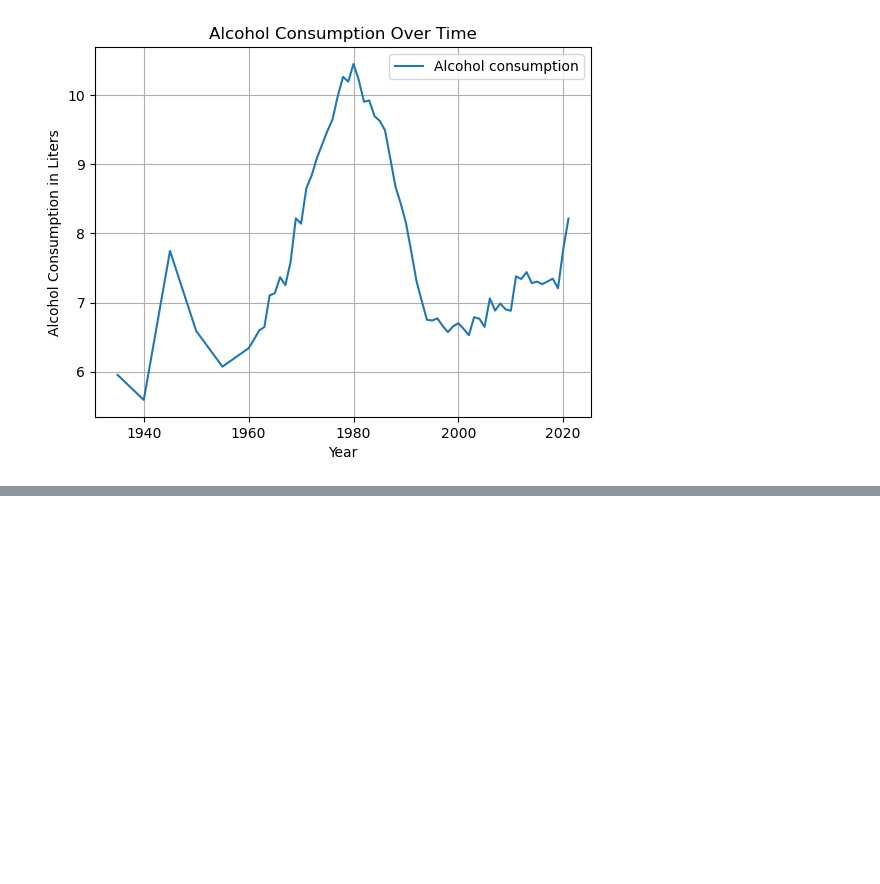
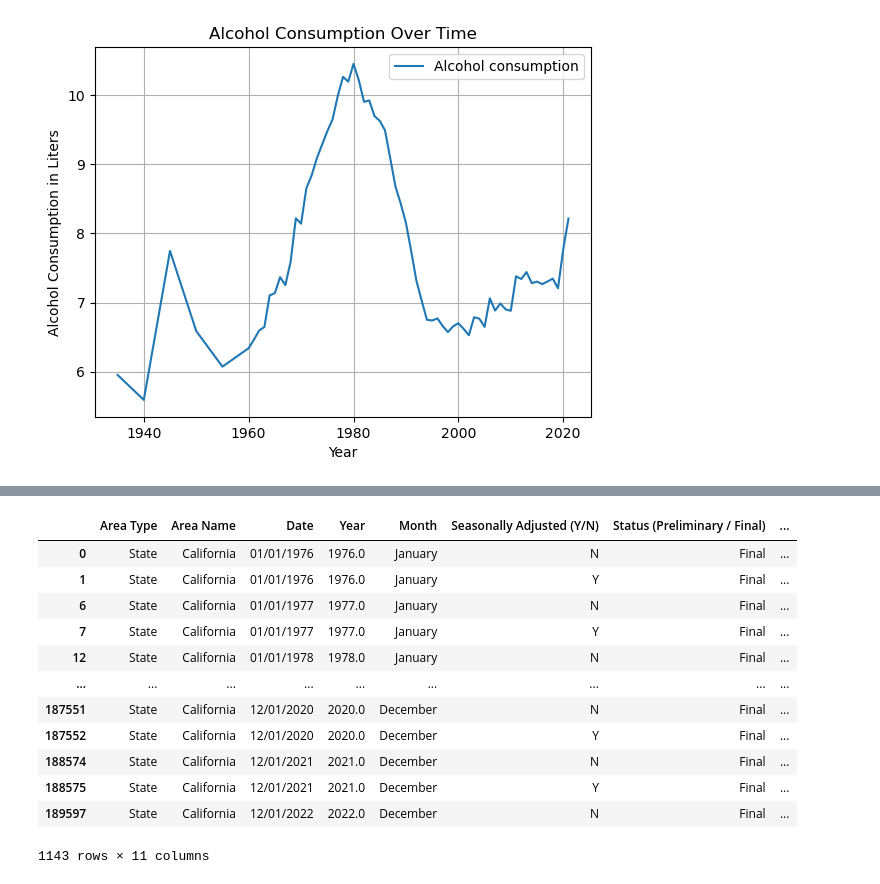
Before and after one commit to StenRSM/CIBI, a Jupyter notebook: exploration.ipynb, the cells around one changed output, grey strips where cells are left out. Cells and saved outputs as stored; diff of their text form; code cells hidden in the pictures; blank space fills up the shorter version.

```diff
--- a/exploration.ipynb
+++ b/exploration.ipynb
@@ -125,0 +166,18 @@ plt.show()
+# %%
+df_unemployment_cali = pd.read_csv('data\Local_Area_Unemployment_Statistics__LAUS_.csv')
+# %%
+df_unemployment_cali[df_unemployment_cali['Area Name ']=='California']
+# %% [output]
+|  | Area Type | Area Name | Date | Year | Month | Seasonally Adjusted (Y/N) | Status (Preliminary / Final) | ... |
+| 0 | State | California | 01/01/1976 | 1976.0 | January | N | Final | ... |
+| 1 | State | California | 01/01/1976 | 1976.0 | January | Y | Final | ... |
+| 6 | State | California | 01/01/1977 | 1977.0 | January | N | Final | ... |
+| 7 | State | California | 01/01/1977 | 1977.0 | January | Y | Final | ... |
+| 12 | State | California | 01/01/1978 | 1978.0 | January | N | Final | ... |
+| ... | ... | ... | ... | ... | ... | ... | ... | ... |
+| 187551 | State | California | 12/01/2020 | 2020.0 | December | N | Final | ... |
+| 187552 | State | California | 12/01/2020 | 2020.0 | December | Y | Final | ... |
+| 188574 | State | California | 12/01/2021 | 2021.0 | December | N | Final | ... |
+| 188575 | State | California | 12/01/2021 | 2021.0 | December | Y | Final | ... |
+| 189597 | State | California | 12/01/2022 | 2022.0 | December | N | Final | ... |
+1143 rows × 11 columns
```
Also changed, not shown: parts of 6 cells of this notebook.
